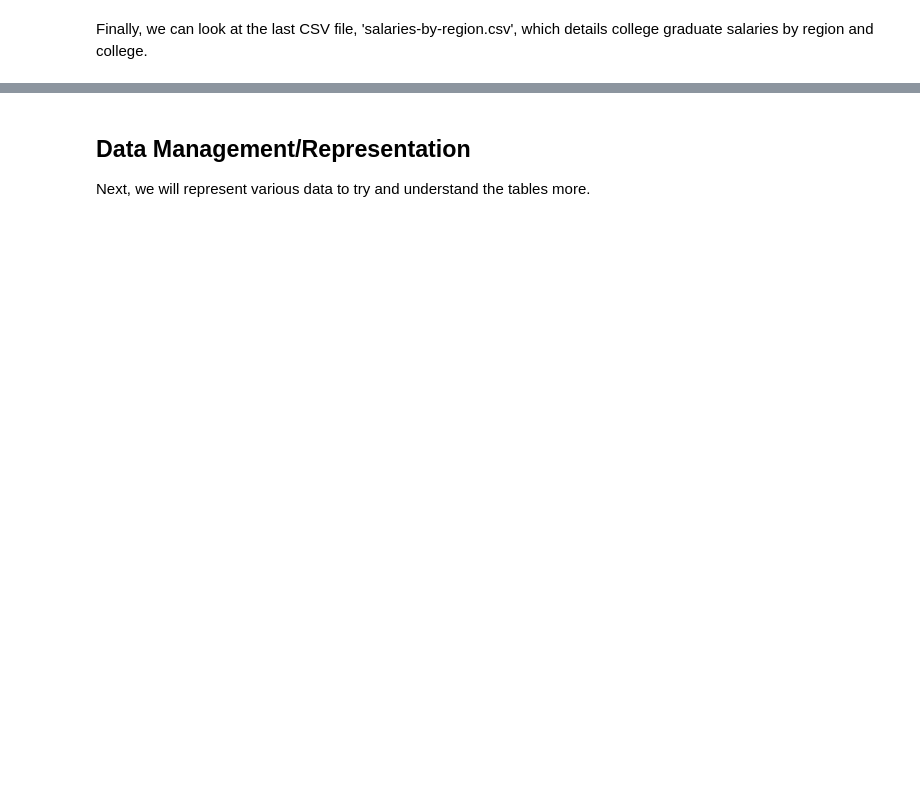
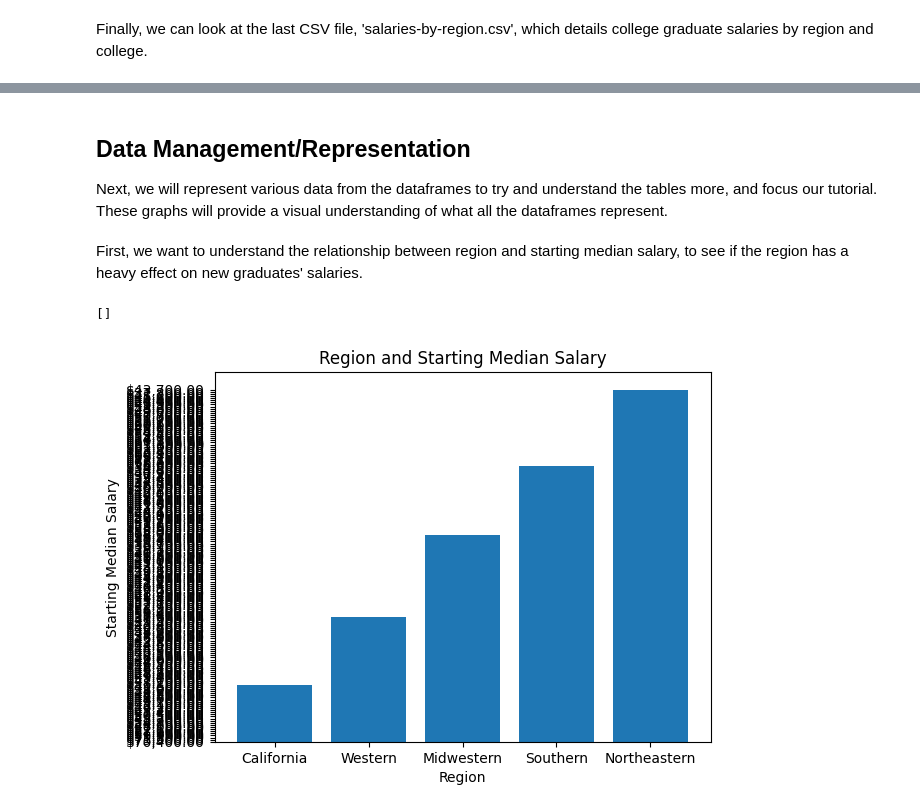
Before and after one commit to anshvnm/Careers, a Jupyter notebook: finalproject.ipynb, the cells around one changed output, grey strips where cells are left out. Saved outputs shown, nothing was run; the diff lists cells and outputs as text; code cells hidden in the pictures; blank space fills up the shorter version.

Commit message:
First graph added (Region)

```diff
--- a/finalproject.ipynb
+++ b/finalproject.ipynb
@@ -53,5 +82,17 @@ df_by_region.head()
 # %% [markdown]
 <h2>Data Management/Representation</h2>
-Next, we will represent various data to try and understand the tables more.
+Next, we will represent various data from the dataframes to try and understand the tables more, and focus our tutorial. These graphs will provide a visual understanding of what all the dataframes represent.
+# %% [markdown]
+First, we want to understand the relationship between region and starting median salary, to see if the region has a heavy effect on new graduates' salaries.
+# %%
+#plt.figure(figsize = (10,7))
+plt.title('Region and Starting Median Salary')
+plt.xlabel('Region')
+plt.ylabel('Starting Median Salary')
+plt.bar(df_by_region['Region'], df_by_region['Starting Median Salary'])
+plt.plot()
+# %% [output]
+[]
+[figure, added]
 # %%
 df_by_region['Region'].nunique()
```
Also changed, not shown: parts of 9 cells of this notebook, 1 other file.
